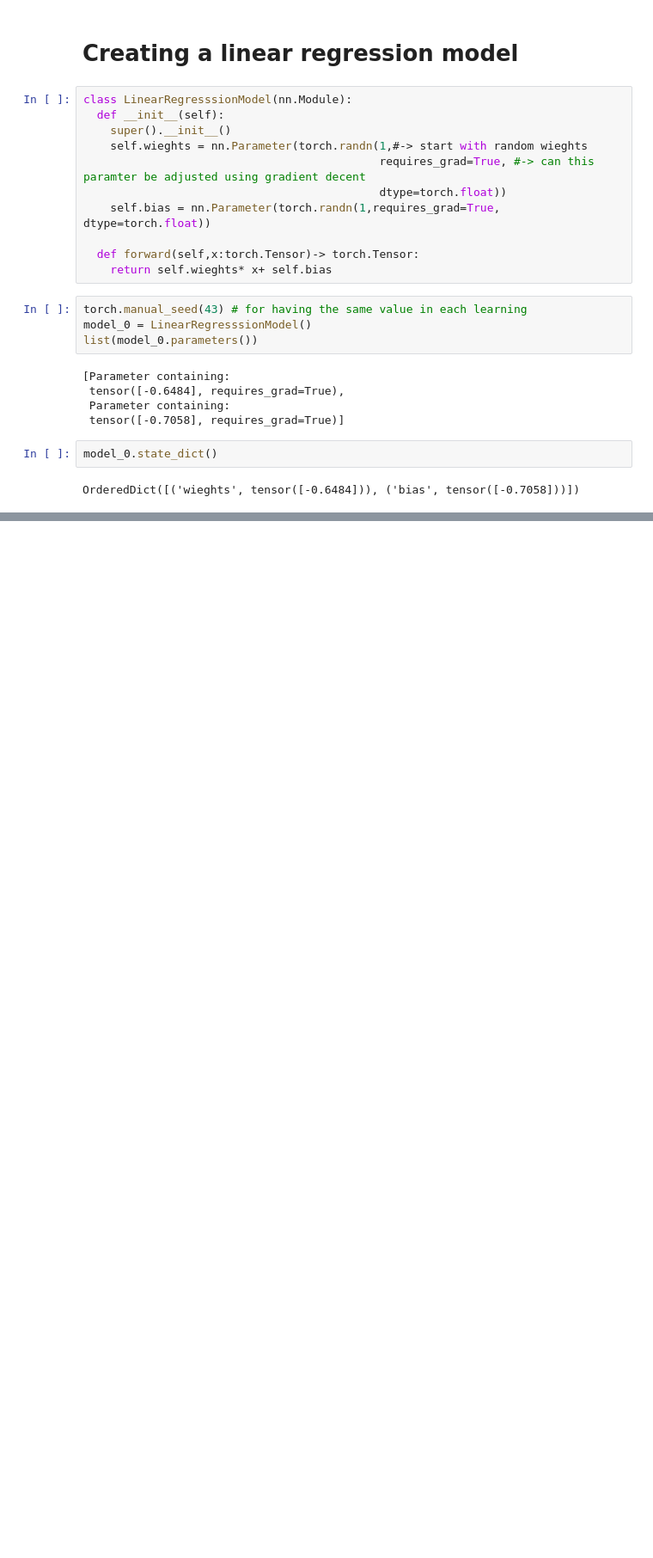
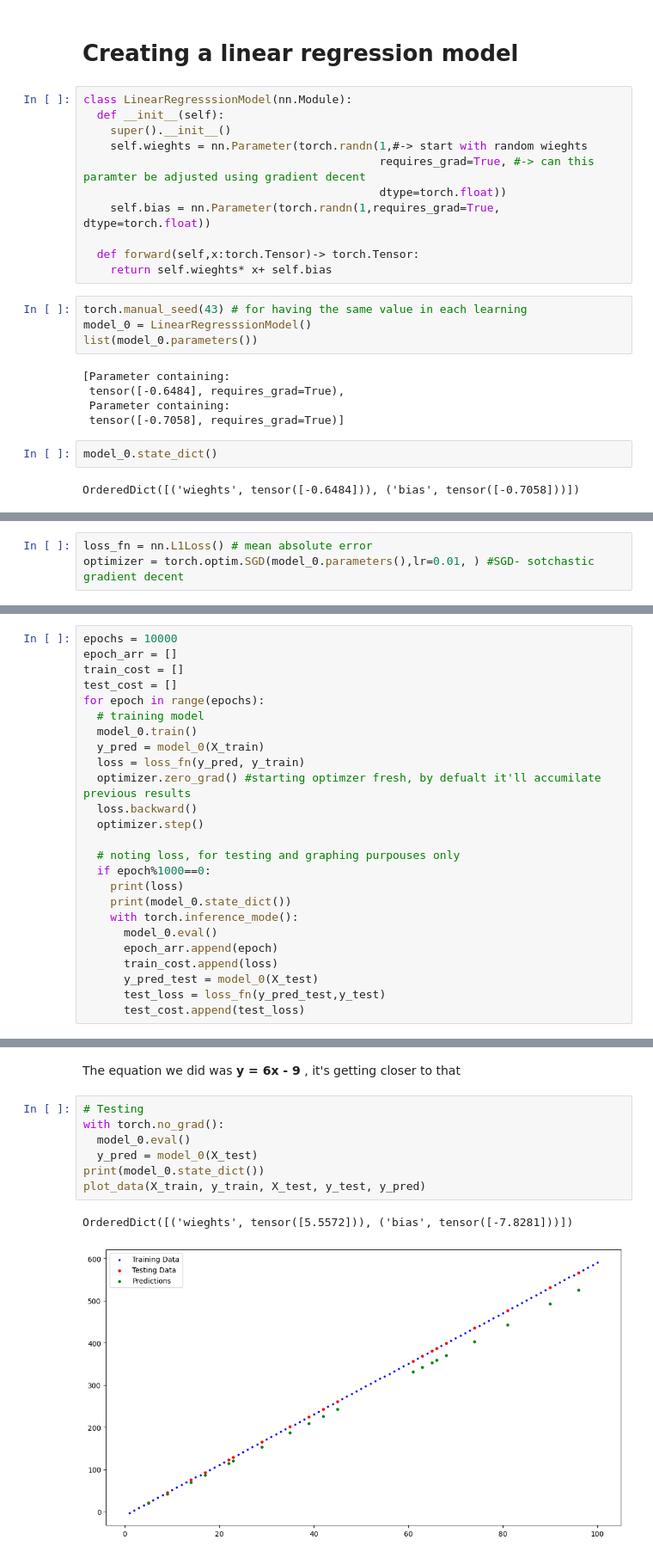
Before and after one commit to taslimmuhammed/pytorch, a Jupyter notebook: pytorch_002.ipynb, the cells around one changed output, grey strips where cells are left out. Shown: that part at 86% size. Cells and saved outputs as stored; diff of their text form; blank space fills up the shorter version.

```diff
--- a/pytorch_002.ipynb
+++ b/pytorch_002.ipynb
@@ -43,0 +121,3 @@ OrderedDict([('wieghts', tensor([-0.6484])), ('bias', tensor([-0.7058]))])
+# %%
+loss_fn = nn.L1Loss() # mean absolute error
+optimizer = torch.optim.SGD(model_0.parameters(),lr=0.01, ) #SGD- sotchastic gradient decent
@@ -43,0 +129,25 @@ OrderedDict([('wieghts', tensor([-0.6484])), ('bias', tensor([-0.7058]))])
+# %%
+epochs = 10000
+epoch_arr = []
+train_cost = []
+test_cost = []
+for epoch in range(epochs):
+  # training model
+  model_0.train()
+  y_pred = model_0(X_train)
+  loss = loss_fn(y_pred, y_train)
+  optimizer.zero_grad() #starting optimzer fresh, by defualt it'll accumilate previous results
+  loss.backward()
+  optimizer.step()
+
+  # noting loss, for testing and graphing purpouses only
+  if epoch%1000==0:
+    print(loss)
+    print(model_0.state_dict())
+    with torch.inference_mode():
+      model_0.eval()
+      epoch_arr.append(epoch)
+      train_cost.append(loss)
+      y_pred_test = model_0(X_test)
+      test_loss = loss_fn(y_pred_test,y_test)
+      test_cost.append(test_loss)
@@ -43,0 +175,12 @@ OrderedDict([('wieghts', tensor([-0.6484])), ('bias', tensor([-0.7058]))])
+# %% [markdown]
+The equation we did was **y = 6x - 9** , it's getting closer to that
+# %%
+# Testing
+with torch.no_grad():
+  model_0.eval()
+  y_pred = model_0(X_test)
+print(model_0.state_dict())
+plot_data(X_train, y_train, X_test, y_test, y_pred)
+# %% [output]
+OrderedDict([('wieghts', tensor([5.5572])), ('bias', tensor([-7.8281]))])
+[figure, added]
```
Also changed, not shown: parts of 10 cells of this notebook.
